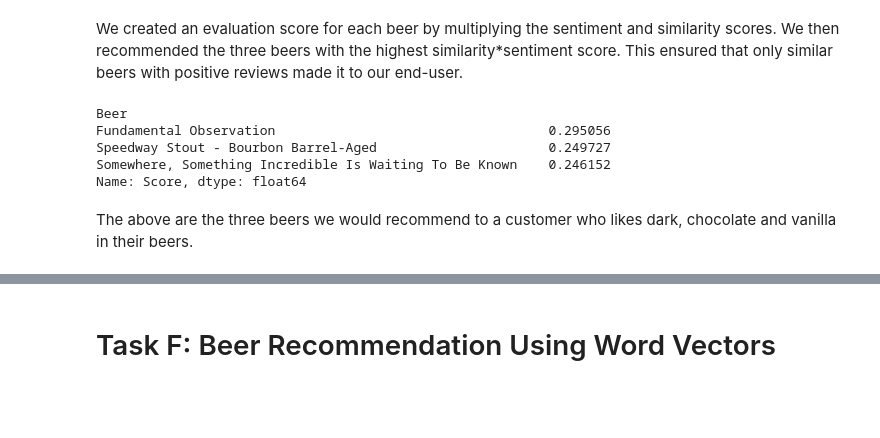
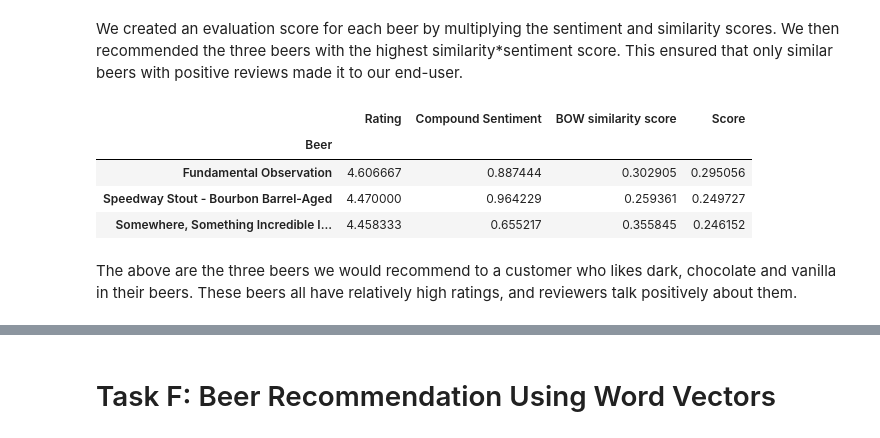
Before and after one commit to femkemunting/mis284n_assignment_2, a Jupyter notebook: assignment2.ipynb, the cells around one changed output, grey strips where cells are left out. Drawn from its saved outputs; the diff is of its cells as text; code cells hidden in the pictures; blank space fills up the shorter version.

```diff
--- a/assignment2.ipynb
+++ b/assignment2.ipynb
@@ -806,24 +806,23 @@ display(sentiments.head())
 We created an evaluation score for each beer by multiplying the sentiment and similarity scores.  We then recommended the three beers with the highest similarity*sentiment score. This ensured that only similar beers with positive reviews made it to our end-user.
 # %%
 # The score is similarity * sentiment
-
-sentiment_scores = sentiments[["Beer", "compound"]]
-sim_scores1 = sim_scores1_df[["Beer", "similarity_score"]]
-
 scores = pd.DataFrame()
-scores["Beer"] = sentiment_scores["Beer"]
-scores["Score"] = sentiment_scores["compound"] * sim_scores1["similarity_score"]
-print(scores.groupby(["Beer"])["Score"].mean().sort_values(ascending = False)[:3])
+scores["Beer"] = sentiments["Beer"]
+scores["Rating"] = sentiments["Rating"]
+scores["Compound Sentiment"] = sentiments["compound"]
+scores["BOW similarity score"] = sim_scores1_df["similarity_score"]
+scores["Score"] = scores["Compound Sentiment"] * scores["BOW similarity score"]
+display(scores.groupby(["Beer"])[['Rating', 'Compound Sentiment', 'BOW similarity score', "Score"]].mean().sort_values(by='Score', ascending = False)[:3])
 
 top_3_bow = list(scores.groupby(["Beer"])["Score"].mean().sort_values(ascending = False).head(3).index)
 # %% [output]
-Beer
-Fundamental Observation                                   0.295056
-Speedway Stout - Bourbon Barrel-Aged                      0.249727
-Somewhere, Something Incredible Is Waiting To Be Known    0.246152
-Name: Score, dtype: float64
+|  | Rating | Compound Sentiment | BOW similarity score | Score |
+| Beer |  |  |  |  |
+| Fundamental Observation | 4.606667 | 0.887444 | 0.302905 | 0.295056 |
+| Speedway Stout - Bourbon Barrel-Aged | 4.470000 | 0.964229 | 0.259361 | 0.249727 |
+| Somewhere, Something Incredible I... | 4.458333 | 0.655217 | 0.355845 | 0.246152 |
 # %% [markdown]
-The above are the three beers we would recommend to a customer who likes dark, chocolate and vanilla in their beers.
+The above are the three beers we would recommend to a customer who likes dark, chocolate and vanilla in their beers. These beers all have relatively high ratings, and reviewers talk positively about them.
 # %%
 # Recommendations for profile 2 (redoing some of what we did above)
 # Initializing Lemmatizer
```
Also changed, not shown: parts of 16 cells of this notebook, 7 other files.
